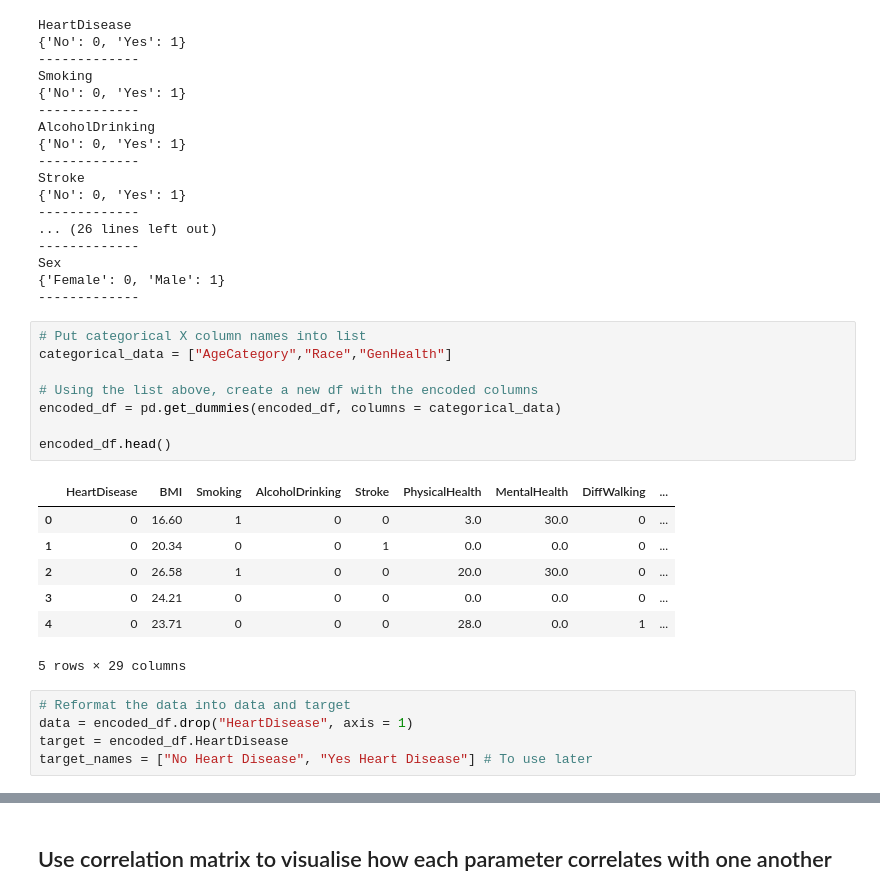
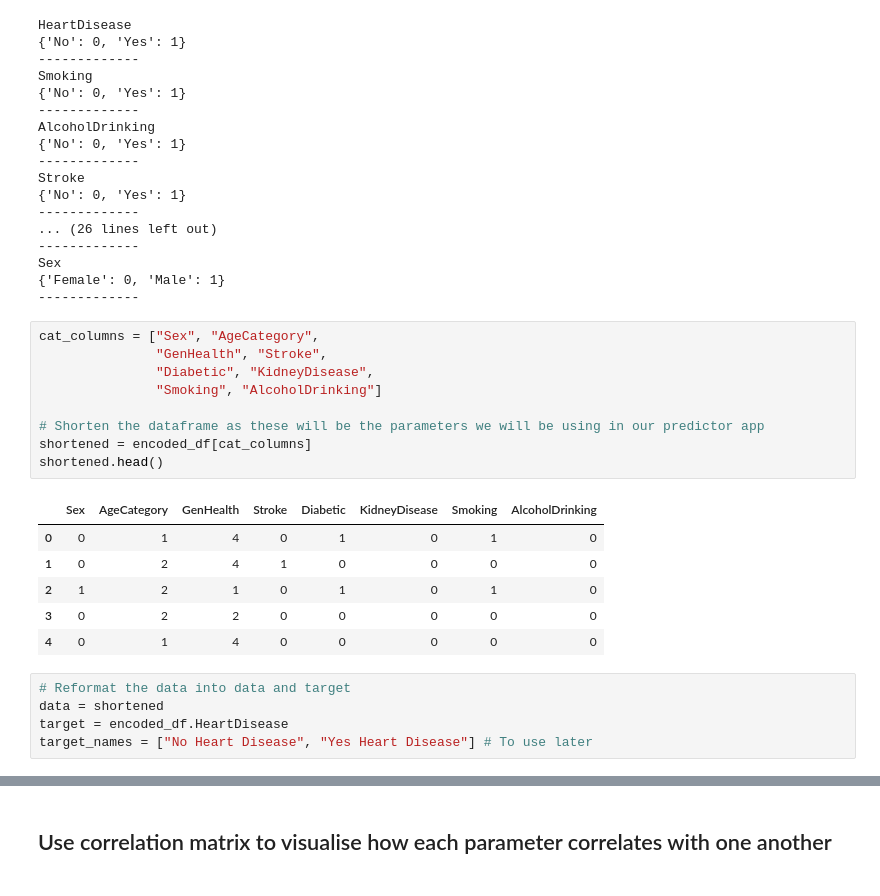
Before and after one commit to weiwen1998/project-4, a Jupyter notebook: machine_learning/heart_disease_predictor.ipynb, the cells around one changed output, grey strips where cells are left out. Cells and saved outputs as stored; diff of their text form.

```diff
--- a/machine_learning/heart_disease_predictor.ipynb
+++ b/machine_learning/heart_disease_predictor.ipynb
@@ -154,25 +172,25 @@ Stroke
 Sex
 {'Female': 0, 'Male': 1}
 -------------
-# %%
-# Put categorical X column names into list
-categorical_data = ["AgeCategory","Race","GenHealth"]
-
-# Using the list above, create a new df with the encoded columns
-encoded_df = pd.get_dummies(encoded_df, columns = categorical_data)
-
-encoded_df.head()
-# %% [output]
-|  | HeartDisease | BMI | Smoking | AlcoholDrinking | Stroke | PhysicalHealth | MentalHealth | DiffWalking | ... |
-| 0 | 0 | 16.60 | 1 | 0 | 0 | 3.0 | 30.0 | 0 | ... |
-| 1 | 0 | 20.34 | 0 | 0 | 1 | 0.0 | 0.0 | 0 | ... |
-| 2 | 0 | 26.58 | 1 | 0 | 0 | 20.0 | 30.0 | 0 | ... |
-| 3 | 0 | 24.21 | 0 | 0 | 0 | 0.0 | 0.0 | 0 | ... |
-| 4 | 0 | 23.71 | 0 | 0 | 0 | 28.0 | 0.0 | 1 | ... |
-5 rows × 29 columns
+# %%
+cat_columns = ["Sex", "AgeCategory",
+               "GenHealth", "Stroke",
+               "Diabetic", "KidneyDisease",
+               "Smoking", "AlcoholDrinking"]
+
+# Shorten the dataframe as these will be the parameters we will be using in our predictor app
+shortened = encoded_df[cat_columns]
+shortened.head()
+# %% [output]
+|  | Sex | AgeCategory | GenHealth | Stroke | Diabetic | KidneyDisease | Smoking | AlcoholDrinking |
+| 0 | 0 | 1 | 4 | 0 | 1 | 0 | 1 | 0 |
+| 1 | 0 | 2 | 4 | 1 | 0 | 0 | 0 | 0 |
+| 2 | 1 | 2 | 1 | 0 | 1 | 0 | 1 | 0 |
+| 3 | 0 | 2 | 2 | 0 | 0 | 0 | 0 | 0 |
+| 4 | 0 | 1 | 4 | 0 | 0 | 0 | 0 | 0 |
 # %%
 # Reformat the data into data and target
-data = encoded_df.drop("HeartDisease", axis = 1)
+data = shortened
 target = encoded_df.HeartDisease
 target_names = ["No Heart Disease", "Yes Heart Disease"] # To use later
 # %%
```
Also changed, not shown: parts of 17 cells of this notebook, 7 other files.
